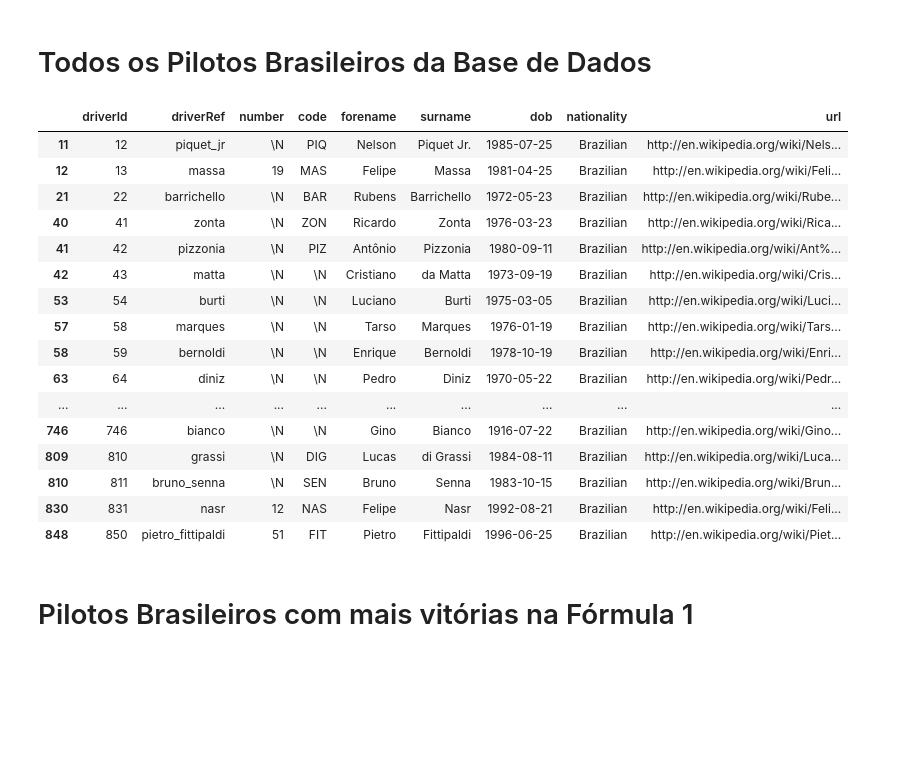
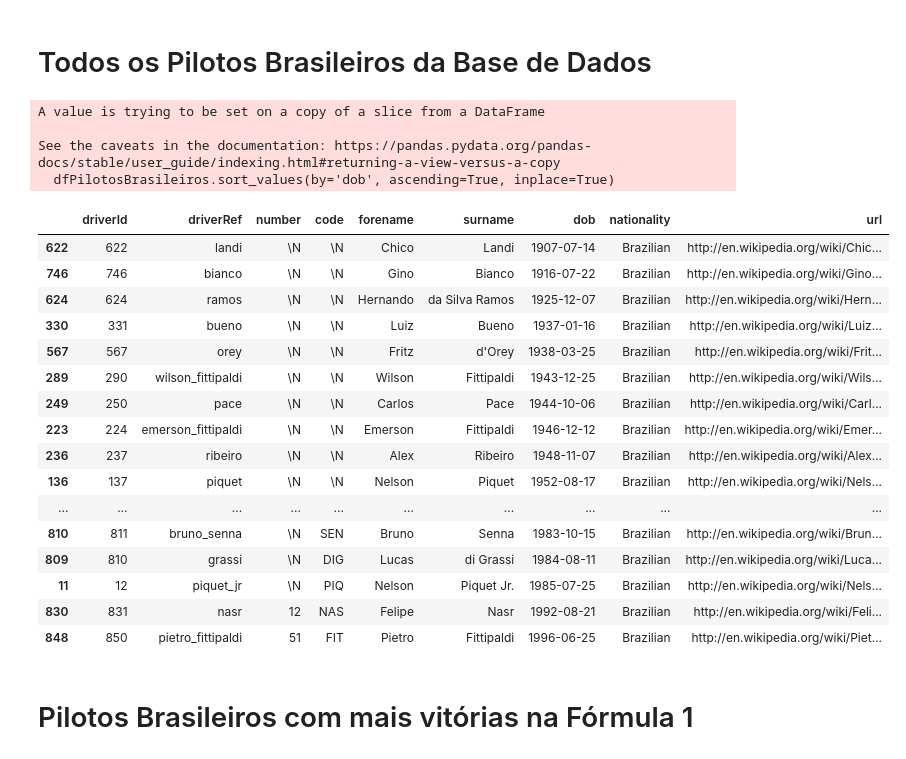
Before and after one commit to Bressane06/estudosPandas, a Jupyter notebook: notebooks/formula1-1950-2024/dadosBrasileirosF1.ipynb, the cells around one changed output. Cells and saved outputs as stored; diff of their text form; code cells hidden in the pictures; blank space fills up the shorter version.

```diff
--- a/notebooks/formula1-1950-2024/dadosBrasileirosF1.ipynb
+++ b/notebooks/formula1-1950-2024/dadosBrasileirosF1.ipynb
@@ -23,23 +23,28 @@ dfStatus = pd.read_csv("../../data/raw/DataBaseF1/status.csv")
 # Todos os Pilotos Brasileiros da Base de Dados
 # %%
 dfPilotosBrasileiros = dfPilotos[dfPilotos['nationality'] == 'Brazilian']
+dfPilotosBrasileiros.sort_values(by='dob', ascending=True, inplace=True)
 dfPilotosBrasileiros
 # %% [output]
+A value is trying to be set on a copy of a slice from a DataFrame
+
+See the caveats in the documentation: https://pandas.pydata.org/pandas-docs/stable/user_guide/indexing.html#returning-a-view-versus-a-copy
+  dfPilotosBrasileiros.sort_values(by='dob', ascending=True, inplace=True)
 |  | driverId | driverRef | number | code | forename | surname | dob | nationality | url |
+| 622 | 622 | landi | \N | \N | Chico | Landi | 1907-07-14 | Brazilian | http://en.wikipedia.org/wiki/Chic... |
+| 746 | 746 | bianco | \N | \N | Gino | Bianco | 1916-07-22 | Brazilian | http://en.wikipedia.org/wiki/Gino... |
+| 624 | 624 | ramos | \N | \N | Hernando | da Silva Ramos | 1925-12-07 | Brazilian | http://en.wikipedia.org/wiki/Hern... |
+| 330 | 331 | bueno | \N | \N | Luiz | Bueno | 1937-01-16 | Brazilian | http://en.wikipedia.org/wiki/Luiz... |
+| 567 | 567 | orey | \N | \N | Fritz | d'Orey | 1938-03-25 | Brazilian | http://en.wikipedia.org/wiki/Frit... |
+| 289 | 290 | wilson_fittipaldi | \N | \N | Wilson | Fittipaldi | 1943-12-25 | Brazilian | http://en.wikipedia.org/wiki/Wils... |
+| 249 | 250 | pace | \N | \N | Carlos | Pace | 1944-10-06 | Brazilian | http://en.wikipedia.org/wiki/Carl... |
+| 223 | 224 | emerson_fittipaldi | \N | \N | Emerson | Fittipaldi | 1946-12-12 | Brazilian | http://en.wikipedia.org/wiki/Emer... |
+| 236 | 237 | ribeiro | \N | \N | Alex | Ribeiro | 1948-11-07 | Brazilian | http://en.wikipedia.org/wiki/Alex... |
+| 136 | 137 | piquet | \N | \N | Nelson | Piquet | 1952-08-17 | Brazilian | http://en.wikipedia.org/wiki/Nels... |
+| ... | ... | ... | ... | ... | ... | ... | ... | ... | ... |
+| 810 | 811 | bruno_senna | \N | SEN | Bruno | Senna | 1983-10-15 | Brazilian | http://en.wikipedia.org/wiki/Brun... |
+| 809 | 810 | grassi | \N | DIG | Lucas | di Grassi | 1984-08-11 | Brazilian | http://en.wikipedia.org/wiki/Luca... |
 | 11 | 12 | piquet_jr | \N | PIQ | Nelson | Piquet Jr. | 1985-07-25 | Brazilian | http://en.wikipedia.org/wiki/Nels... |
-| 12 | 13 | massa | 19 | MAS | Felipe | Massa | 1981-04-25 | Brazilian | http://en.wikipedia.org/wiki/Feli... |
-| 21 | 22 | barrichello | \N | BAR | Rubens | Barrichello | 1972-05-23 | Brazilian | http://en.wikipedia.org/wiki/Rube... |
-| 40 | 41 | zonta | \N | ZON | Ricardo | Zonta | 1976-03-23 | Brazilian | http://en.wikipedia.org/wiki/Rica... |
-| 41 | 42 | pizzonia | \N | PIZ | Antônio | Pizzonia | 1980-09-11 | Brazilian | http://en.wikipedia.org/wiki/Ant%... |
-| 42 | 43 | matta | \N | \N | Cristiano | da Matta | 1973-09-19 | Brazilian | http://en.wikipedia.org/wiki/Cris... |
-| 53 | 54 | burti | \N | \N | Luciano | Burti | 1975-03-05 | Brazilian | http://en.wikipedia.org/wiki/Luci... |
-| 57 | 58 | marques | \N | \N | Tarso | Marques | 1976-01-19 | Brazilian | http://en.wikipedia.org/wiki/Tars... |
-| 58 | 59 | bernoldi | \N | \N | Enrique | Bernoldi | 1978-10-19 | Brazilian | http://en.wikipedia.org/wiki/Enri... |
-| 63 | 64 | diniz | \N | \N | Pedro | Diniz | 1970-05-22 | Brazilian | http://en.wikipedia.org/wiki/Pedr... |
-| ... | ... | ... | ... | ... | ... | ... | ... | ... | ... |
-| 746 | 746 | bianco | \N | \N | Gino | Bianco | 1916-07-22 | Brazilian | http://en.wikipedia.org/wiki/Gino... |
-| 809 | 810 | grassi | \N | DIG | Lucas | di Grassi | 1984-08-11 | Brazilian | http://en.wikipedia.org/wiki/Luca... |
-| 810 | 811 | bruno_senna | \N | SEN | Bruno | Senna | 1983-10-15 | Brazilian | http://en.wikipedia.org/wiki/Brun... |
 | 830 | 831 | nasr | 12 | NAS | Felipe | Nasr | 1992-08-21 | Brazilian | http://en.wikipedia.org/wiki/Feli... |
 | 848 | 850 | pietro_fittipaldi | 51 | FIT | Pietro | Fittipaldi | 1996-06-25 | Brazilian | http://en.wikipedia.org/wiki/Piet... |
 # %% [markdown]
```
Also changed, not shown: parts of 7 cells of this notebook, 3 other files.
